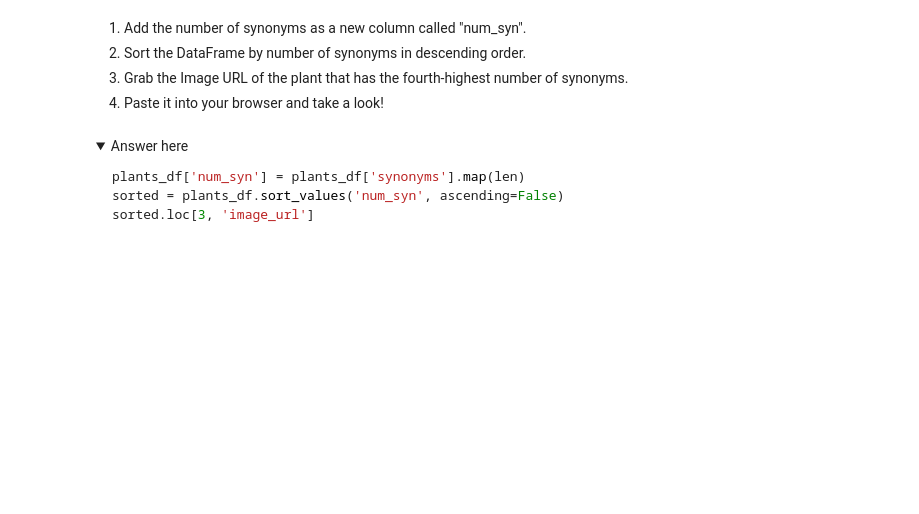
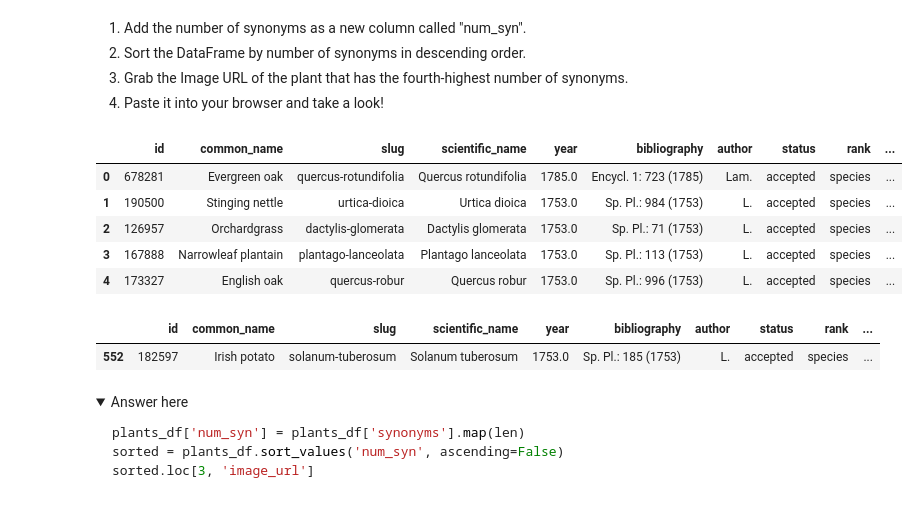
Before and after one commit to mccafj/DS-Live-091922, a Jupyter notebook: Phase1/07 - DataAnalysis-JSON.ipynb, the cells around one changed output. Saved outputs shown, nothing was run; the diff lists cells and outputs as text; code cells hidden in the pictures; folded sections open; blank space fills up the shorter version.

```diff
--- a/Phase1/07 - DataAnalysis-JSON.ipynb
+++ b/Phase1/07 - DataAnalysis-JSON.ipynb
@@ -59,2 +65,4 @@ import json
 # %%
 # Now use with open to load the file
+with open('./data/new_releases.json') as f:
+    data = json.load(f)
@@ -110,3 +210,6 @@ Now that we have a handle on how to deal with data in JSON form, let's load in a
+# %%
+with open('./data/plants.json') as f:
+    plants = json.load(f)
 # %% [markdown]
 This dataset was gathered with the [Trefle API](https://docs.trefle.io/). It contains information about 1000 plants in JSON form.
 # %%
@@ -216,6 +546,21 @@ plants_df.head()
 2. Sort the DataFrame by number of synonyms in descending order.
 3. Grab the Image URL of the plant that has the fourth-highest number of synonyms.
 4. Paste it into your browser and take a look!
+# %%
+plants_df['num_syn'] = plants_df['synonyms'].map(len)
+plants_df.head()
+# %% [output]
+|  | id | common_name | slug | scientific_name | year | bibliography | author | status | rank | ... |
+| 0 | 678281 | Evergreen oak | quercus-rotundifolia | Quercus rotundifolia | 1785.0 | Encycl. 1: 723 (1785) | Lam. | accepted | species | ... |
+| 1 | 190500 | Stinging nettle | urtica-dioica | Urtica dioica | 1753.0 | Sp. Pl.: 984 (1753) | L. | accepted | species | ... |
+| 2 | 126957 | Orchardgrass | dactylis-glomerata | Dactylis glomerata | 1753.0 | Sp. Pl.: 71 (1753) | L. | accepted | species | ... |
+| 3 | 167888 | Narrowleaf plantain | plantago-lanceolata | Plantago lanceolata | 1753.0 | Sp. Pl.: 113 (1753) | L. | accepted | species | ... |
+| 4 | 173327 | English oak | quercus-robur | Quercus robur | 1753.0 | Sp. Pl.: 996 (1753) | L. | accepted | species | ... |
+# %%
+plants_df[plants_df['num_syn'] >300]
+# %% [output]
+|  | id | common_name | slug | scientific_name | year | bibliography | author | status | rank | ... |
+| 552 | 182597 | Irish potato | solanum-tuberosum | Solanum tuberosum | 1753.0 | Sp. Pl.: 185 (1753) | L. | accepted | species | ... |
 # %% [markdown]
 <details>
     <summary>Answer here
```
Also changed, not shown: parts of 46 cells of this notebook.
